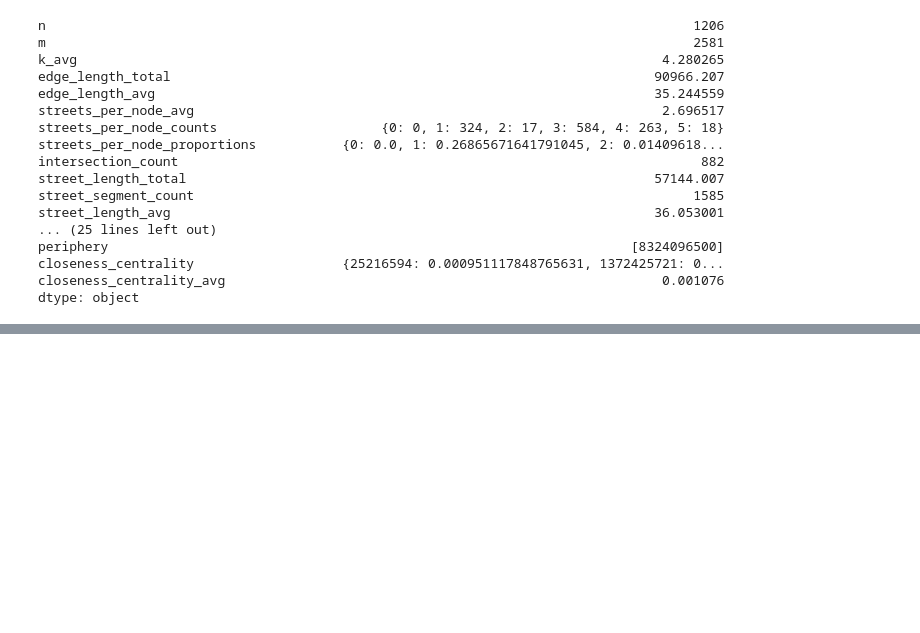
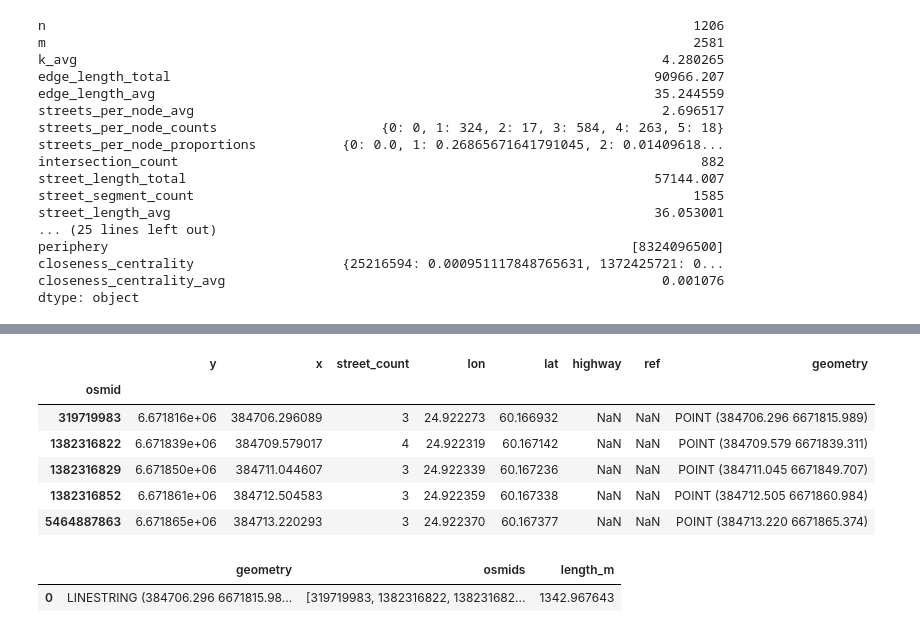
Before and after one commit to Joe-Degs/AutoGIS, a Jupyter notebook: lesson6/network_analysis.ipynb, the cells around one changed output, grey strips where cells are left out. Saved outputs shown, nothing was run; the diff lists cells and outputs as text; code cells hidden in the pictures; blank space fills up the shorter version.

```diff
--- a/lesson6/network_analysis.ipynb
+++ b/lesson6/network_analysis.ipynb
@@ -181,0 +252,12 @@ dtype: object
+# %%
+route_nodes = nodes_proj.loc[route]
+# %%
+route_nodes.head()
+# %% [output]
+|  | y | x | street_count | lon | lat | highway | ref | geometry |
+| osmid |  |  |  |  |  |  |  |  |
+| 319719983 | 6.671816e+06 | 384706.296089 | 3 | 24.922273 | 60.166932 | NaN | NaN | POINT (384706.296 6671815.989) |
+| 1382316822 | 6.671839e+06 | 384709.579017 | 4 | 24.922319 | 60.167142 | NaN | NaN | POINT (384709.579 6671839.311) |
+| 1382316829 | 6.671850e+06 | 384711.044607 | 3 | 24.922339 | 60.167236 | NaN | NaN | POINT (384711.045 6671849.707) |
+| 1382316852 | 6.671861e+06 | 384712.504583 | 3 | 24.922359 | 60.167338 | NaN | NaN | POINT (384712.505 6671860.984) |
+| 5464887863 | 6.671865e+06 | 384713.220293 | 3 | 24.922370 | 60.167377 | NaN | NaN | POINT (384713.220 6671865.374) |
@@ -181,0 +276,5 @@ dtype: object
+# %%
+route_geom.head()
+# %% [output]
+|  | geometry | osmids | length_m |
+| 0 | LINESTRING (384706.296 6671815.98... | [319719983, 1382316822, 138231682... | 1342.967643 |
```
Also changed, not shown: parts of 20 cells of this notebook, 8 other files.
